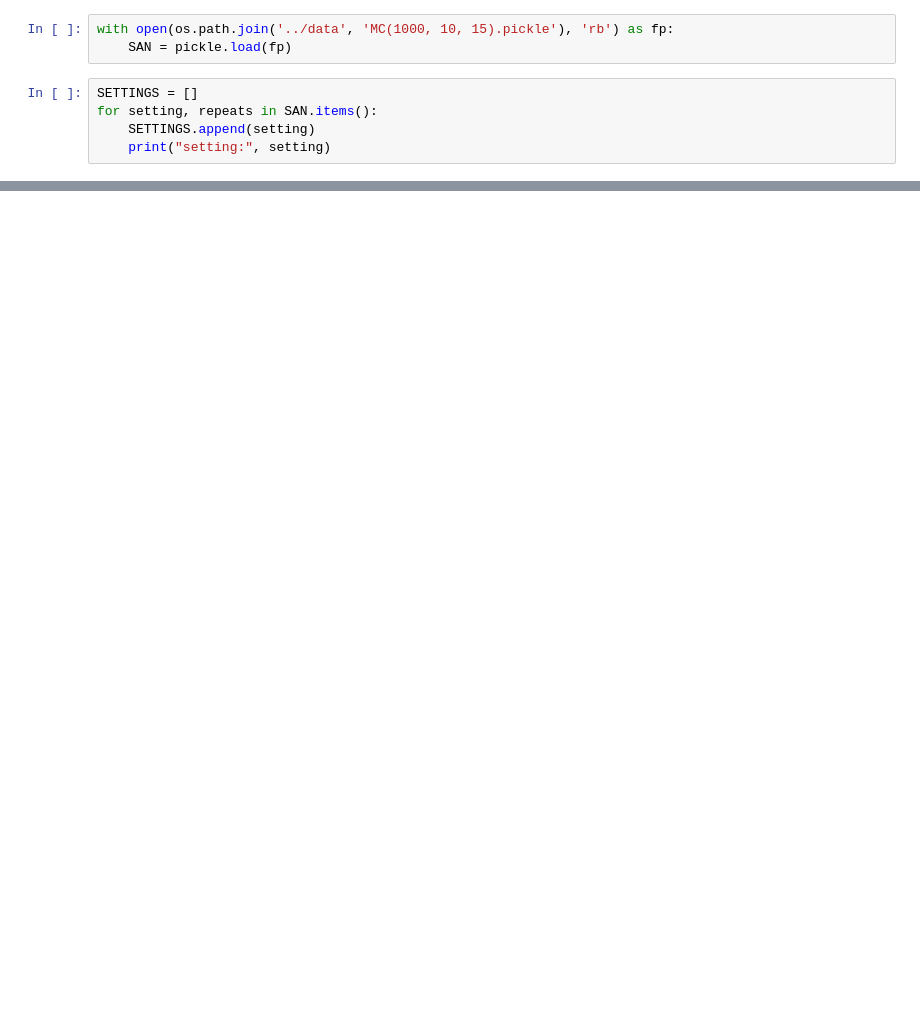
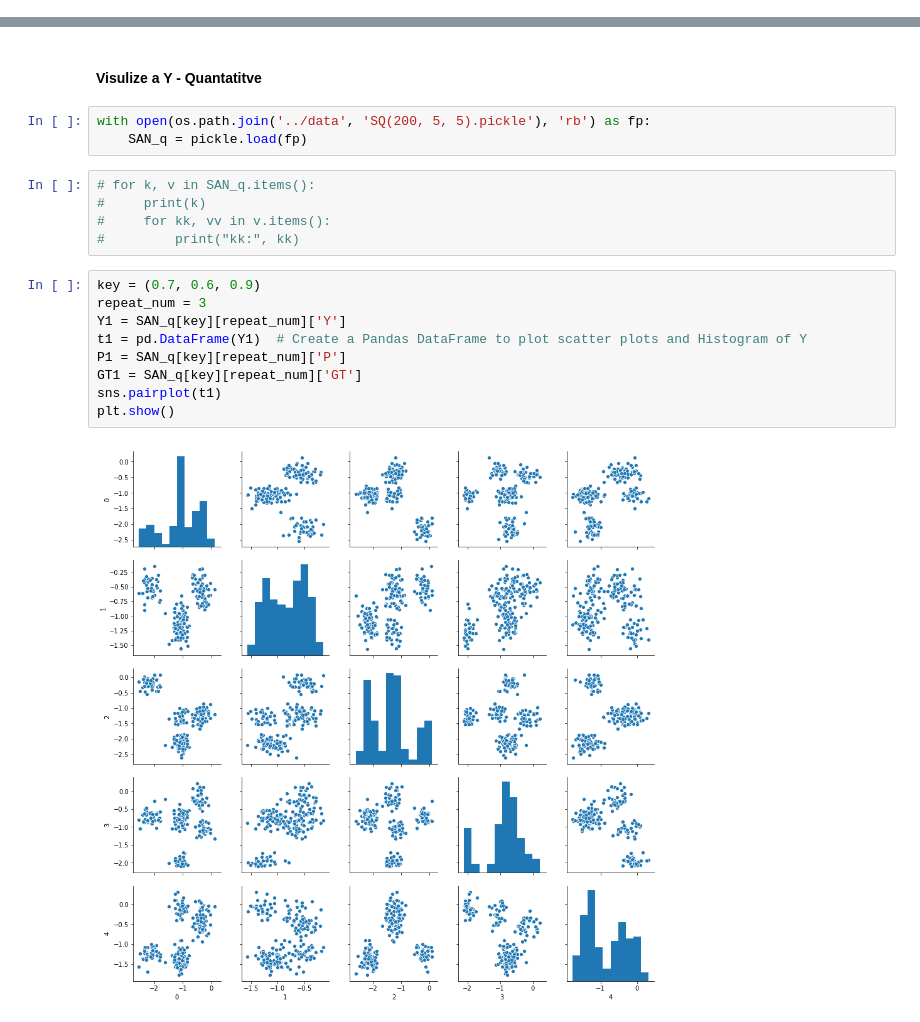
Before and after one commit to Sorooshi/SEANAC, a Jupyter notebook: codes/MediumSize_synthetic_data.ipynb, the cells around one changed output, grey strips where cells are left out. Drawn from its saved outputs; the diff is of its cells as text; blank space fills up the shorter version.

Commit message:
synthetic data generator demo is corrected

```diff
--- a/codes/MediumSize_synthetic_data.ipynb
+++ b/codes/MediumSize_synthetic_data.ipynb
@@ -30,8 +0,0 @@ def flat_ground_truth(ground_truth):
-# %%
-with open(os.path.join('../data', 'MC(1000, 10, 15).pickle'), 'rb') as fp:
-    SAN = pickle.load(fp)
-# %%
-SETTINGS = []
-for setting, repeats in SAN.items():
-    SETTINGS.append(setting)
-    print("setting:", setting)
@@ -393,0 +195,21 @@ FileNotFoundError: [Errno 2] No such file or directory: '/home/Soroosh/Newman_20
+# %% [markdown]
+#### Visulize a Y - Quantatitve
+# %%
+with open(os.path.join('../data', 'SQ(200, 5, 5).pickle'), 'rb') as fp:
+    SAN_q = pickle.load(fp)
+# %%
+# for k, v in SAN_q.items():
+#     print(k)
+#     for kk, vv in v.items():
+#         print("kk:", kk)
+# %%
+key = (0.7, 0.6, 0.9)
+repeat_num = 3
+Y1 = SAN_q[key][repeat_num]['Y']
+t1 = pd.DataFrame(Y1)  # Create a Pandas DataFrame to plot scatter plots and Histogram of Y
+P1 = SAN_q[key][repeat_num]['P']
+GT1 = SAN_q[key][repeat_num]['GT']
+sns.pairplot(t1)
+plt.show()
+# %% [output]
+[figure, added]
```
Also changed, not shown: parts of 58 cells of this notebook, 1 other file.
